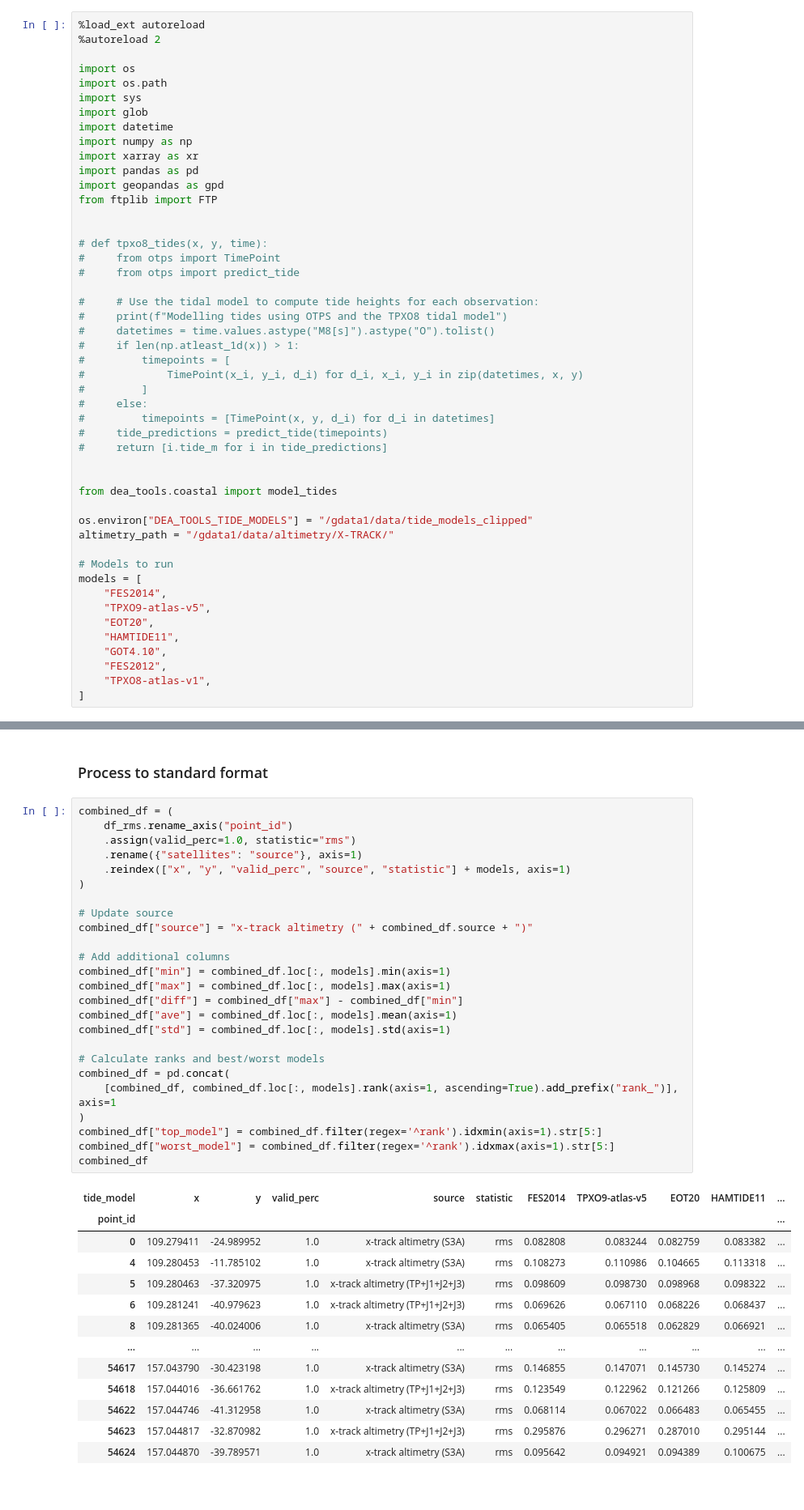
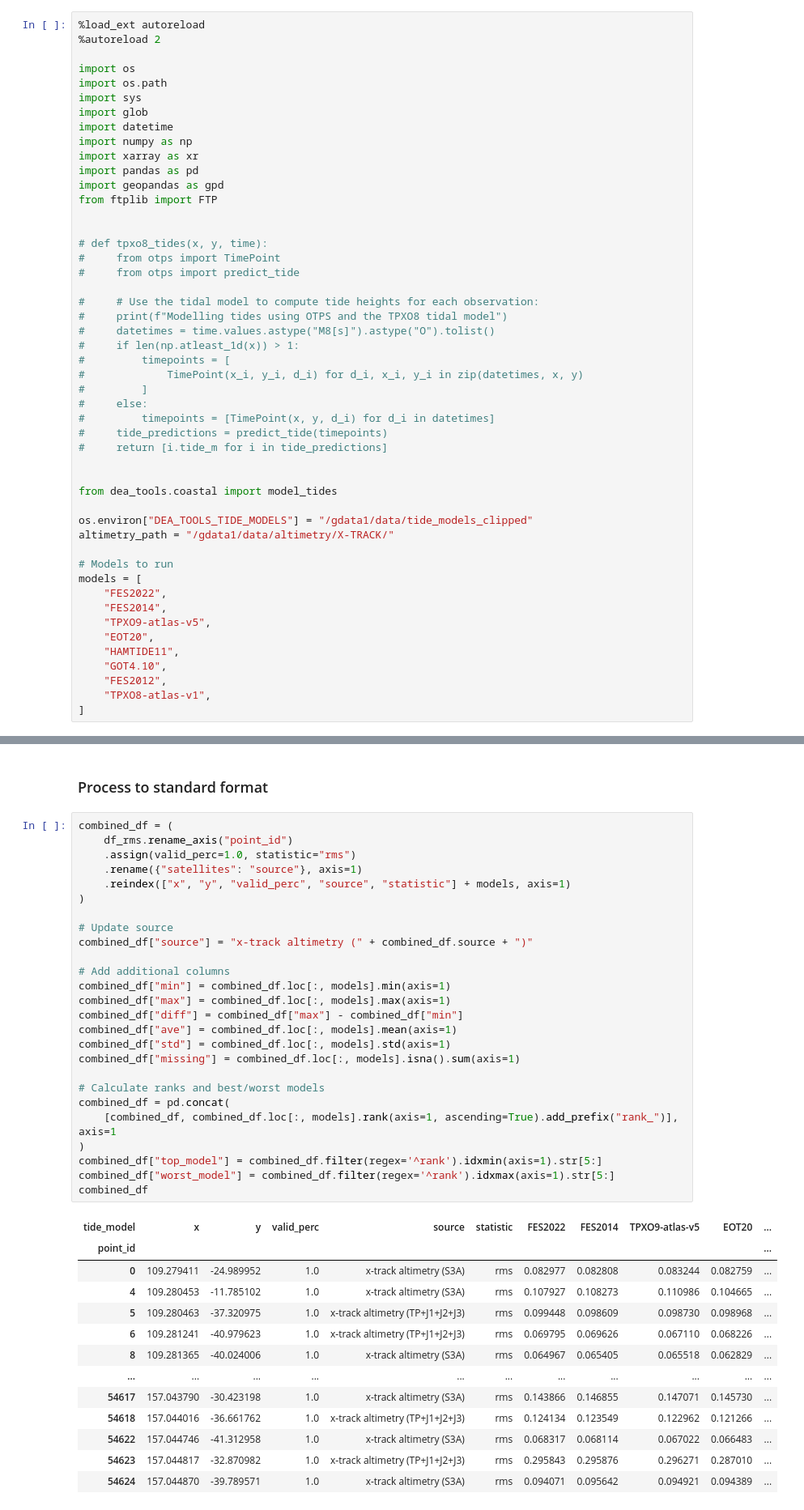
Before and after one commit to GeoscienceAustralia/dea-intertidal, a Jupyter notebook: notebooks/ensemble_tides/Coastal_altimetry_rankings.ipynb, the cells around one changed output, grey strips where cells are left out. Shown at 81% size. Saved outputs shown, nothing was run; the diff lists cells and outputs as text.

```diff
--- a/notebooks/ensemble_tides/Coastal_altimetry_rankings.ipynb
+++ b/notebooks/ensemble_tides/Coastal_altimetry_rankings.ipynb
@@ -61,6 +59,7 @@ altimetry_path = "/gdata1/data/altimetry/X-TRACK/"
 
 # Models to run
 models = [
+    "FES2022",
     "FES2014",
     "TPXO9-atlas-v5",
     "EOT20",
@@ -238,39 +237,40 @@ df_rms = df_rms.query("(start == 2017) & (end == 2019)")
 # %%
 combined_df = (
     df_rms.rename_axis("point_id")
     .assign(valid_perc=1.0, statistic="rms")
     .rename({"satellites": "source"}, axis=1)
     .reindex(["x", "y", "valid_perc", "source", "statistic"] + models, axis=1)
 )
 
 # Update source
 combined_df["source"] = "x-track altimetry (" + combined_df.source + ")"
 
 # Add additional columns
 combined_df["min"] = combined_df.loc[:, models].min(axis=1)
 combined_df["max"] = combined_df.loc[:, models].max(axis=1)
 combined_df["diff"] = combined_df["max"] - combined_df["min"]
 combined_df["ave"] = combined_df.loc[:, models].mean(axis=1)
 combined_df["std"] = combined_df.loc[:, models].std(axis=1)
+combined_df["missing"] = combined_df.loc[:, models].isna().sum(axis=1)
 
 # Calculate ranks and best/worst models
 combined_df = pd.concat(
     [combined_df, combined_df.loc[:, models].rank(axis=1, ascending=True).add_prefix("rank_")], axis=1
 )
 combined_df["top_model"] = combined_df.filter(regex='^rank').idxmin(axis=1).str[5:]
 combined_df["worst_model"] = combined_df.filter(regex='^rank').idxmax(axis=1).str[5:]
 combined_df
 # %% [output]
-| tide_model | x | y | valid_perc | source | statistic | FES2014 | TPXO9-atlas-v5 | EOT20 | HAMTIDE11 | ... |
+| tide_model | x | y | valid_perc | source | statistic | FES2022 | FES2014 | TPXO9-atlas-v5 | EOT20 | ... |
 | point_id |  |  |  |  |  |  |  |  |  | ... |
-| 0 | 109.279411 | -24.989952 | 1.0 | x-track altimetry (S3A) | rms | 0.082808 | 0.083244 | 0.082759 | 0.083382 | ... |
-| 4 | 109.280453 | -11.785102 | 1.0 | x-track altimetry (S3A) | rms | 0.108273 | 0.110986 | 0.104665 | 0.113318 | ... |
-| 5 | 109.280463 | -37.320975 | 1.0 | x-track altimetry (TP+J1+J2+J3) | rms | 0.098609 | 0.098730 | 0.098968 | 0.098322 | ... |
-| 6 | 109.281241 | -40.979623 | 1.0 | x-track altimetry (TP+J1+J2+J3) | rms | 0.069626 | 0.067110 | 0.068226 | 0.068437 | ... |
-| 8 | 109.281365 | -40.024006 | 1.0 | x-track altimetry (S3A) | rms | 0.065405 | 0.065518 | 0.062829 | 0.066921 | ... |
+| 0 | 109.279411 | -24.989952 | 1.0 | x-track altimetry (S3A) | rms | 0.082977 | 0.082808 | 0.083244 | 0.082759 | ... |
+| 4 | 109.280453 | -11.785102 | 1.0 | x-track altimetry (S3A) | rms | 0.107927 | 0.108273 | 0.110986 | 0.104665 | ... |
+| 5 | 109.280463 | -37.320975 | 1.0 | x-track altimetry (TP+J1+J2+J3) | rms | 0.099448 | 0.098609 | 0.098730 | 0.098968 | ... |
+| 6 | 109.281241 | -40.979623 | 1.0 | x-track altimetry (TP+J1+J2+J3) | rms | 0.069795 | 0.069626 | 0.067110 | 0.068226 | ... |
+| 8 | 109.281365 | -40.024006 | 1.0 | x-track altimetry (S3A) | rms | 0.064967 | 0.065405 | 0.065518 | 0.062829 | ... |
 | ... | ... | ... | ... | ... | ... | ... | ... | ... | ... | ... |
-| 54617 | 157.043790 | -30.423198 | 1.0 | x-track altimetry (S3A) | rms | 0.146855 | 0.147071 | 0.145730 | 0.145274 | ... |
-| 54618 | 157.044016 | -36.661762 | 1.0 | x-track altimetry (TP+J1+J2+J3) | rms | 0.123549 | 0.122962 | 0.121266 | 0.125809 | ... |
-| 54622 | 157.044746 | -41.312958 | 1.0 | x-track altimetry (S3A) | rms | 0.068114 | 0.067022 | 0.066483 | 0.065455 | ... |
-| 54623 | 157.044817 | -32.870982 | 1.0 | x-track altimetry (TP+J1+J2+J3) | rms | 0.295876 | 0.296271 | 0.287010 | 0.295144 | ... |
-| 54624 | 157.044870 | -39.789571 | 1.0 | x-track altimetry (S3A) | rms | 0.095642 | 0.094921 | 0.094389 | 0.100675 | ... |
+| 54617 | 157.043790 | -30.423198 | 1.0 | x-track altimetry (S3A) | rms | 0.143866 | 0.146855 | 0.147071 | 0.145730 | ... |
+| 54618 | 157.044016 | -36.661762 | 1.0 | x-track altimetry (TP+J1+J2+J3) | rms | 0.124134 | 0.123549 | 0.122962 | 0.121266 | ... |
+| 54622 | 157.044746 | -41.312958 | 1.0 | x-track altimetry (S3A) | rms | 0.068317 | 0.068114 | 0.067022 | 0.066483 | ... |
+| 54623 | 157.044817 | -32.870982 | 1.0 | x-track altimetry (TP+J1+J2+J3) | rms | 0.295843 | 0.295876 | 0.296271 | 0.287010 | ... |
+| 54624 | 157.044870 | -39.789571 | 1.0 | x-track altimetry (S3A) | rms | 0.094071 | 0.095642 | 0.094921 | 0.094389 | ... |
```
Also changed, not shown: parts of 4 cells of this notebook, 3 other files.
